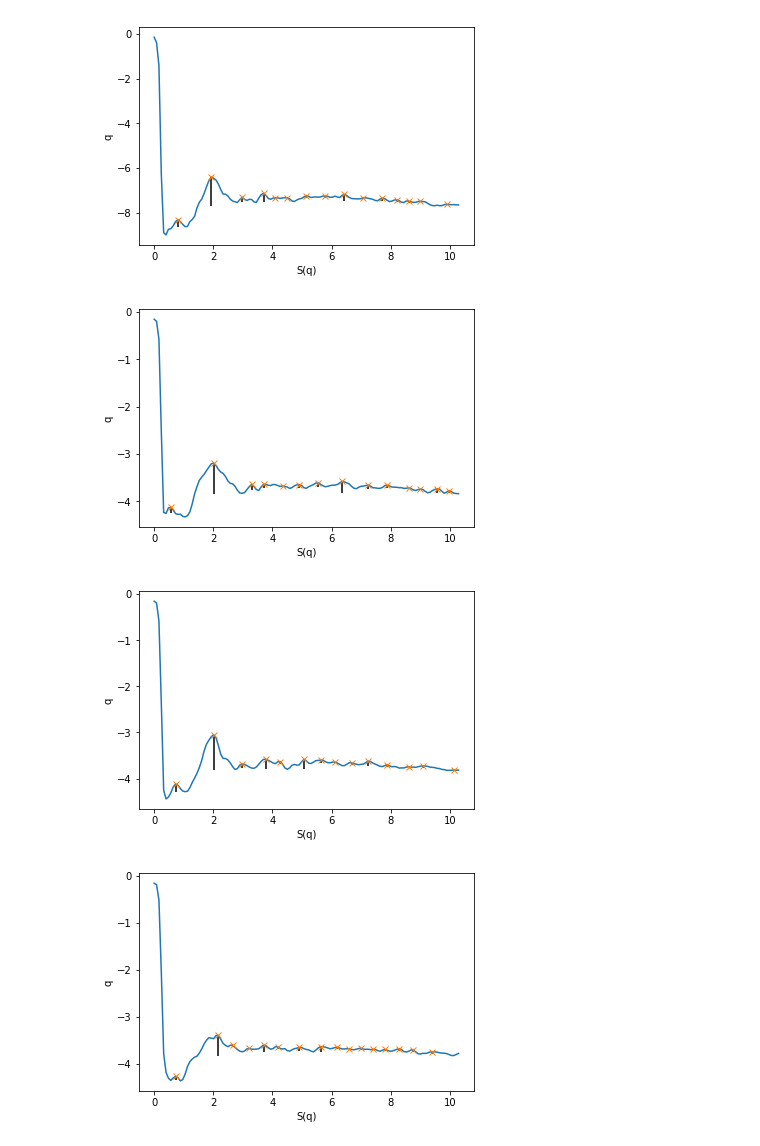
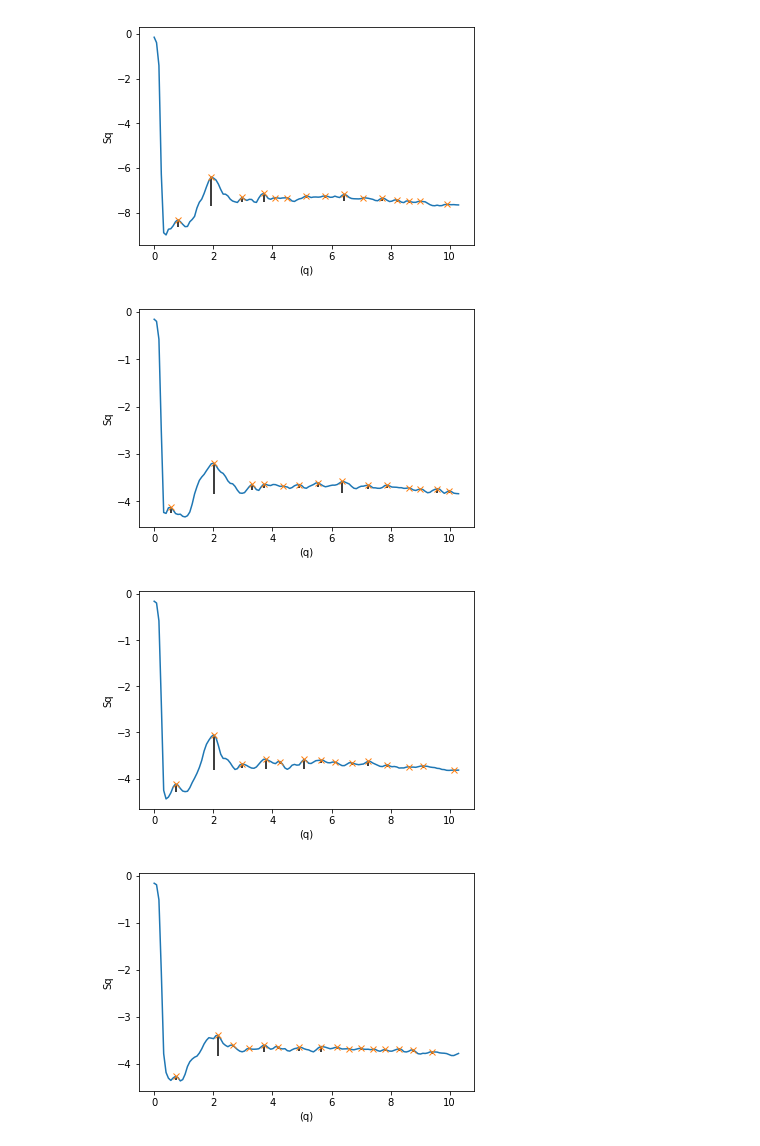
Before and after one commit to nealeellyson/MSE608, a Jupyter notebook: Structure Factor.ipynb, the cells around one changed output. Cells and saved outputs as stored; diff of their text form; code cells hidden in the pictures.

```diff
--- a/Structure Factor.ipynb
+++ b/Structure Factor.ipynb
@@ -6,21 +6,21 @@ from scipy.signal import find_peaks, peak_prominences
 # %%
 N = 10
 fA = 0.1
 for x in range(13):
     filename = 'size'+str(N)+'frac'+str(fA)+'/sq00'+str(x).zfill(2)+'.txt'
     data = numpy.loadtxt(filename)
     SQ = pd.DataFrame(data=data,columns=['q','Sq'])
     peaks, _ = find_peaks(SQ.Sq,distance=5)
     prominences = peak_prominences(SQ.Sq, peaks)[0]
     contour_heights = SQ.Sq[peaks] - prominences
     plt.plot(SQ.q,SQ.Sq)
     plt.plot(SQ.q[peaks],SQ.Sq[peaks],"x")
     plt.vlines(x=SQ.q[peaks], ymin=contour_heights, ymax=SQ.Sq[peaks])
-    plt.xlabel('S(q)')
-    plt.ylabel('q')
+    plt.xlabel('(q)')
+    plt.ylabel('Sq')
     plt.show()
 # %% [output]
-[figure, old version]
+[figure, new version]
-[figure, old version]
+[figure, new version]
-[figure, old version]
+[figure, new version]
-[figure, old version]
+[figure, new version]
```
Also changed, not shown: parts of 1 cell of this notebook, 23 other files.
